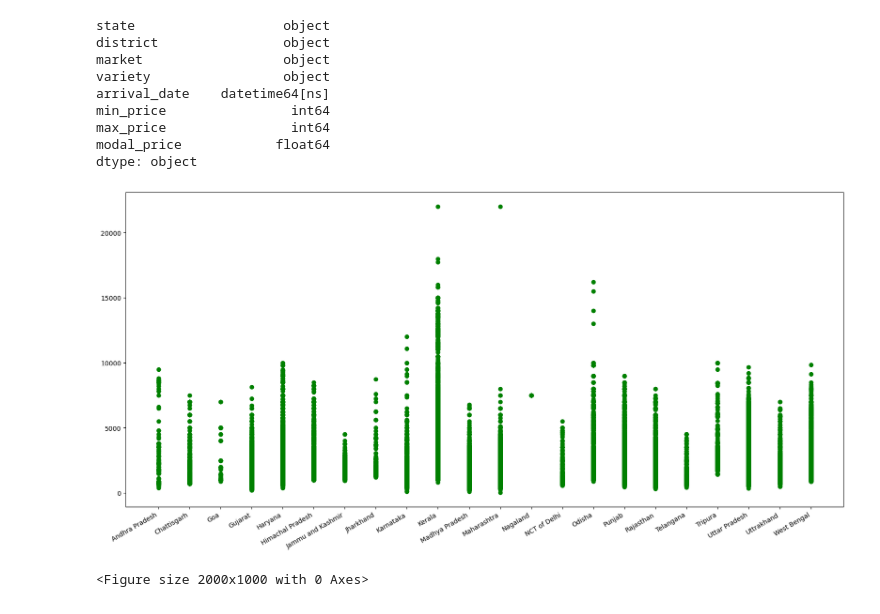
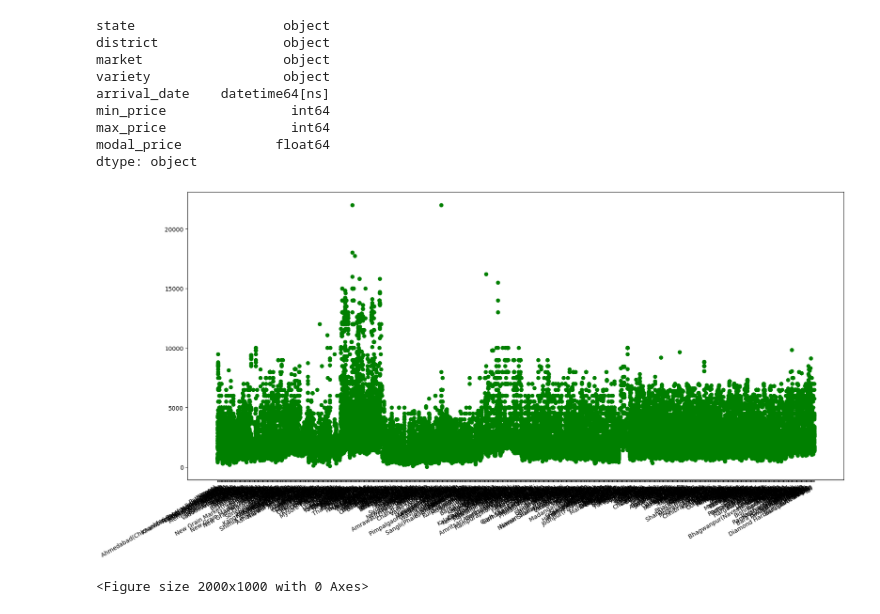
Before and after one commit to jonaprg/Onion-Price-prediction-using-regression, a Jupyter notebook: Practica1-RegressionGPA404.ipynb, the cells around one changed output. Saved outputs shown, nothing was run; the diff lists cells and outputs as text; code cells hidden in the pictures.

```diff
--- a/Practica1-RegressionGPA404.ipynb
+++ b/Practica1-RegressionGPA404.ipynb
@@ -108,14 +82,14 @@ modal_price            float64
 dtype: object
 # %%
 fig = plt.figure(figsize=(20, 10))
-plt.scatter(x= dataset['state'], y = dataset['modal_price'], c='green')
+plt.scatter(x= dataset['market'], y = dataset['modal_price'], c='green')
 #plt.scatter(x= dataset['arrival_date'], y = dataset['modal_price'], c='green')
 #plt.scatter(x= dataset['arrival_date'], y = dataset['min_price'], c='red')
 #plt.scatter(x= dataset['arrival_date'], y = dataset['max_price'], c='blue')
 plt.gcf().autofmt_xdate()
 plt.show()
 # %% [output]
-[figure, old version]
+[figure, new version]
 # %%
 # mostrem atribut 0
 plt.figure(figsize=(20,10))
```
Also changed, not shown: parts of 17 cells of this notebook.
